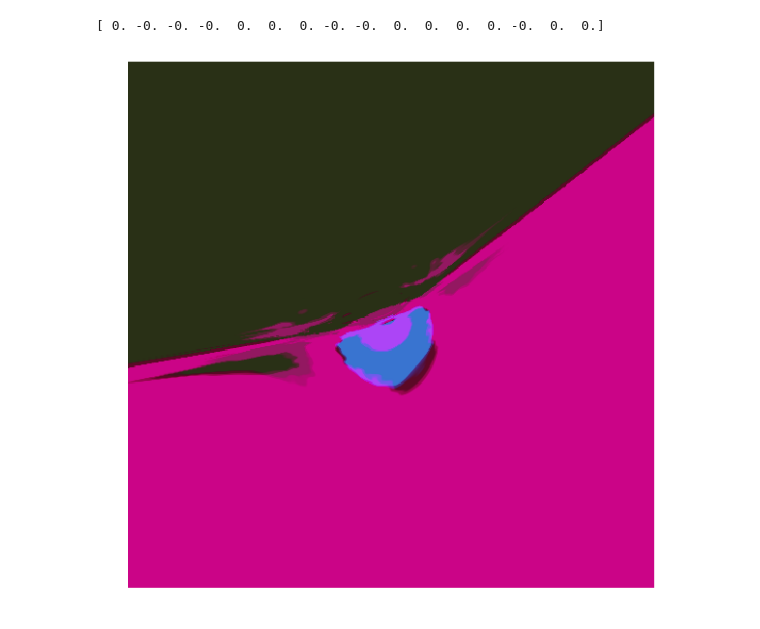
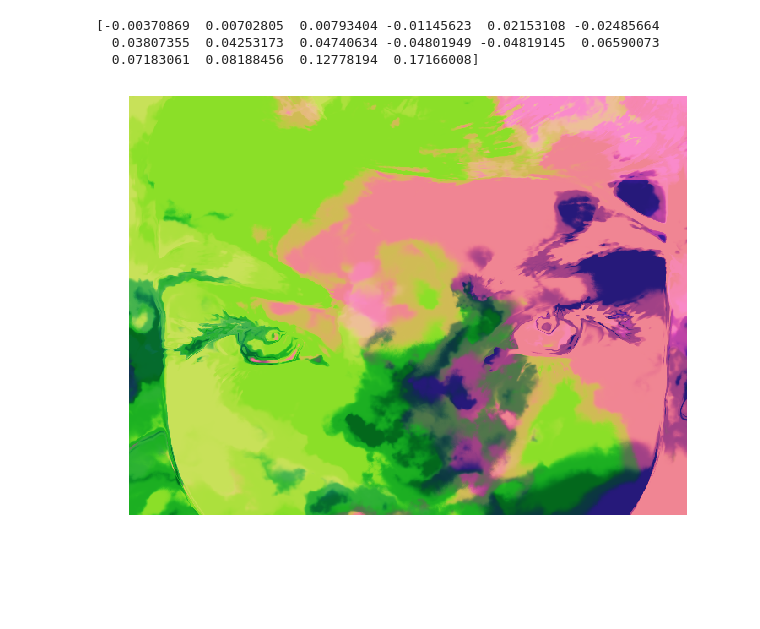
Before and after one commit to heysoos/cppn-tensorflow, a Jupyter notebook: cppn.ipynb, the cells around one changed output. Saved outputs shown, nothing was run; the diff lists cells and outputs as text; code cells hidden in the pictures; blank space fills up the shorter version.

```diff
--- a/cppn.ipynb
+++ b/cppn.ipynb
@@ -119,0 +129,40 @@ Use `tf.variables_initializer` instead.
+# %%
+# sampler.reinit()
+
+##################
+x_dim = width
+y_dim = height
+scale = 4
+
+z2 = sampler.generate_z()[0]
+z_scale = 0.1
+z_factor = np.random.normal(size=16) * z_scale
+
+sortidx = np.argsort(np.abs(z_factor))
+sortidy = np.argsort(np.abs(z2[0]))
+
+z_factor = z_factor[sortidx]
+z2 = z2[sortidy]
+zz = z2 * z_factor
+print(zz)
+##################
+
+##################
+# pseed = 0
+pseed = int(np.random.random() * 1e5 )
+perlin_params = (5, scale/2, 6, 0.5, 2.0)
+f_params = [1, 1, perlin_params, 0, -0.02]
+methods = ['rgb', 'hsv', 'xyz', 'yuv', 'YPbPr', 'YCbCr', 'YDbDr']
+method_i = 0
+#################
+
+img_data = sampler.generate(zz , x_dim=x_dim, y_dim=y_dim, scale=scale, seed=pseed,
+                            f_params=f_params, img=im2)
+
+
+sampler.show_image(img_data, methods[method_i])
+# %% [output]
+[-0.00370869  0.00702805  0.00793404 -0.01145623  0.02153108 -0.02485664
+  0.03807355  0.04253173  0.04740634 -0.04801949 -0.04819145  0.06590073
+  0.07183061  0.08188456  0.12778194  0.17166008]
+[figure, added]
@@ -120,30 +228,30 @@ Use `tf.variables_initializer` instead.
 # %%
-# sampler.reinit()
+fig, axes = plt.subplots(nrows=2, ncols=3)
+
+
 z2 = sampler.generate_z()[0]
 img = None
-
 z_scale = 0
 z_factor = np.random.normal(size=16) * z_scale
-
 sortidx = np.argsort(np.abs(z_factor))
 sortidy = np.argsort(np.abs(z2[0]))
-
 z_factor = z_factor[sortidx]
 z2 = z2[sortidy]
+zz = z2 * z_factor    #
+f_params = [5, 0, 0, 0, 0]
 
+for ax in axes.flat:
+    sampler.reinit()
+    img_data = sampler.generate(zz, x_dim = 512, y_dim = 512, scale = 0.01,
+                                f_params=f_params, img=img)
 
-zz = z2 * z_factor
-print(zz)
-#
-f_params = [15, 0, 0, 0, 0]
+    ax.set_aspect('equal')
+    ax.imshow(img_data)
+#     fig.patch.set_visible(False)
+    ax.axis('off')
 
-img_data = sampler.generate(zz, x_dim = 512, y_dim = 512, scale = 3,
-                            f_params=f_params, img=img)
-sampler.show_image(img_data)
-# plt.imshow(img_data)
+plt.tight_layout()
+plt.show()
-# %% [output]
-[ 0. -0. -0. -0.  0.  0.  0. -0. -0.  0.  0.  0.  0. -0.  0.  0.]
-[figure, removed]
 # %%
 # z2 = [0, 0, 0.1, 0.1, 0, 0, 0, 0]
 z3 = sampler.generate_z()
```
Also changed, not shown: parts of 26 cells of this notebook, 3 other files.
